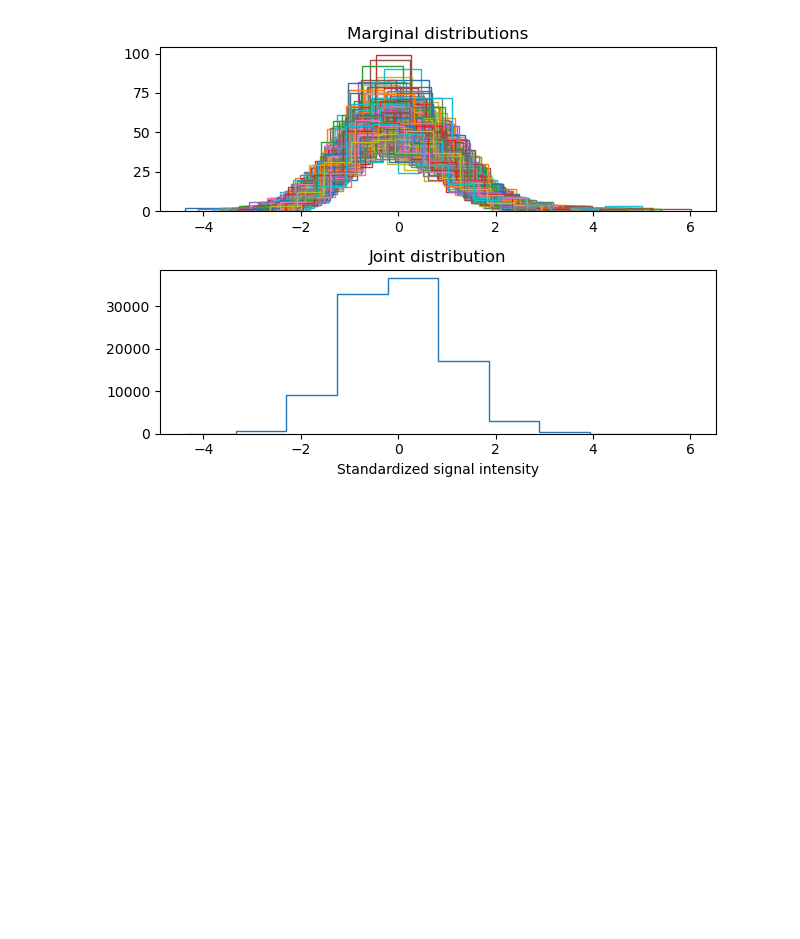
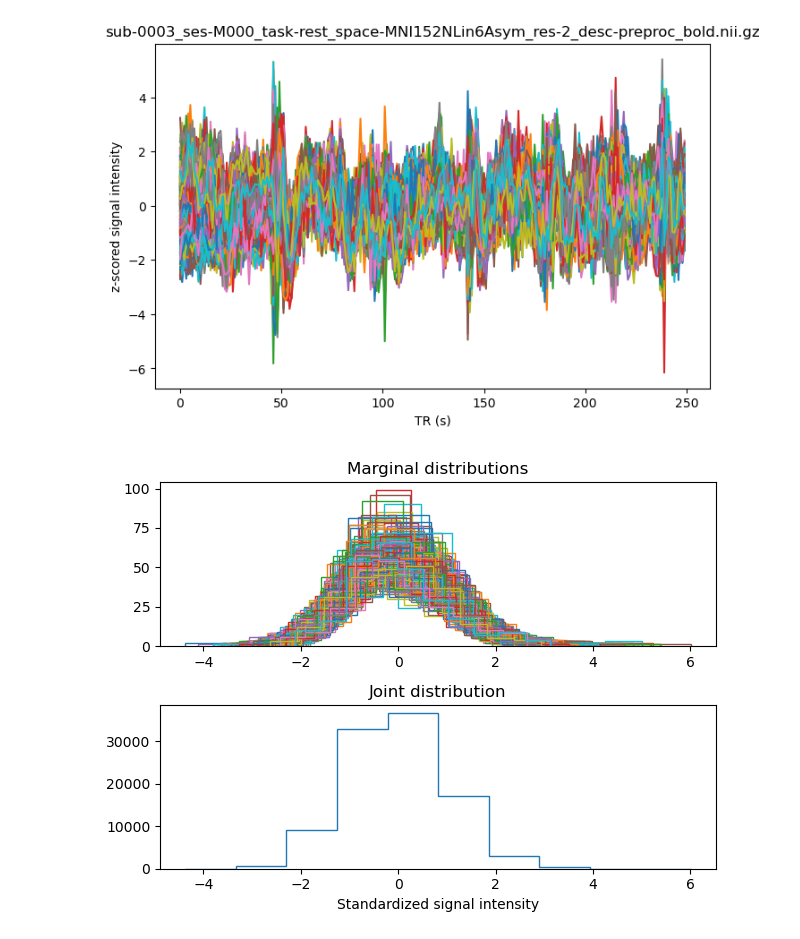
Before and after one commit to jonathan-legrand/bold-dementia, a Jupyter notebook: notebooks/signals_stats.ipynb, the cells around one changed output. Cells and saved outputs as stored; diff of their text form; code cells hidden in the pictures; blank space fills up the shorter version.

```diff
--- a/notebooks/signals_stats.ipynb
+++ b/notebooks/signals_stats.ipynb
@@ -22,8 +22,21 @@ def days_to_onset(row):
 
 memento = MementoTS(cache_dir=cache_dir, target_func=lambda row: row)
 
-res = next(iter(memento))
+it = iter(memento)
+next(it)
+next(it)
+next(it)
+res = next(it)
 ts = stats.zscore(res[0])
+# %%
+plt.subplots(figsize=(8, 5))
+plt.plot(ts)
+plt.xlabel("TR (s)")
+plt.ylabel("z-scored signal intensity")
+plt.title(f"{res[1].file_basename}")
+plt.show()
+# %% [output]
+[figure, added]
 # %%
 def plot_signal_distribution(ts):
     fig, ax = plt.subplots(2, 1)
```
Also changed, not shown: 2 other files.
